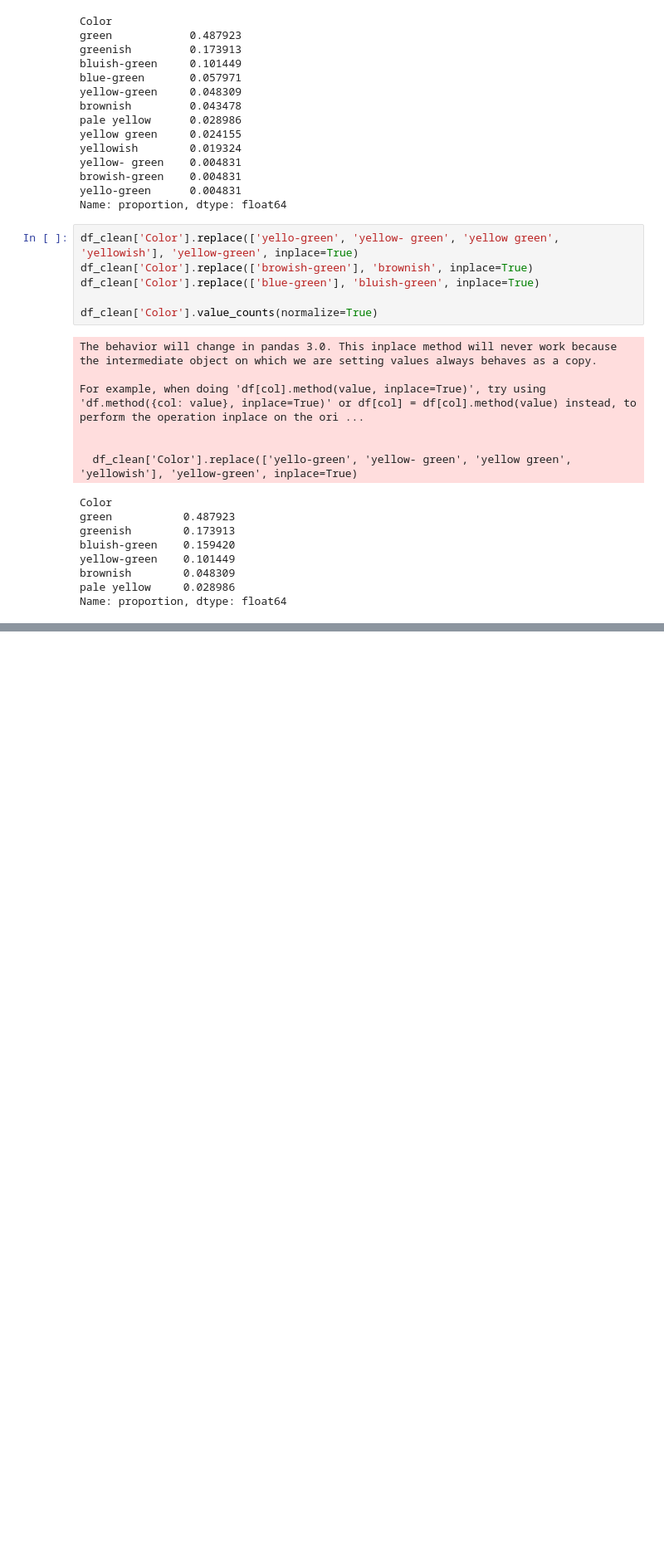
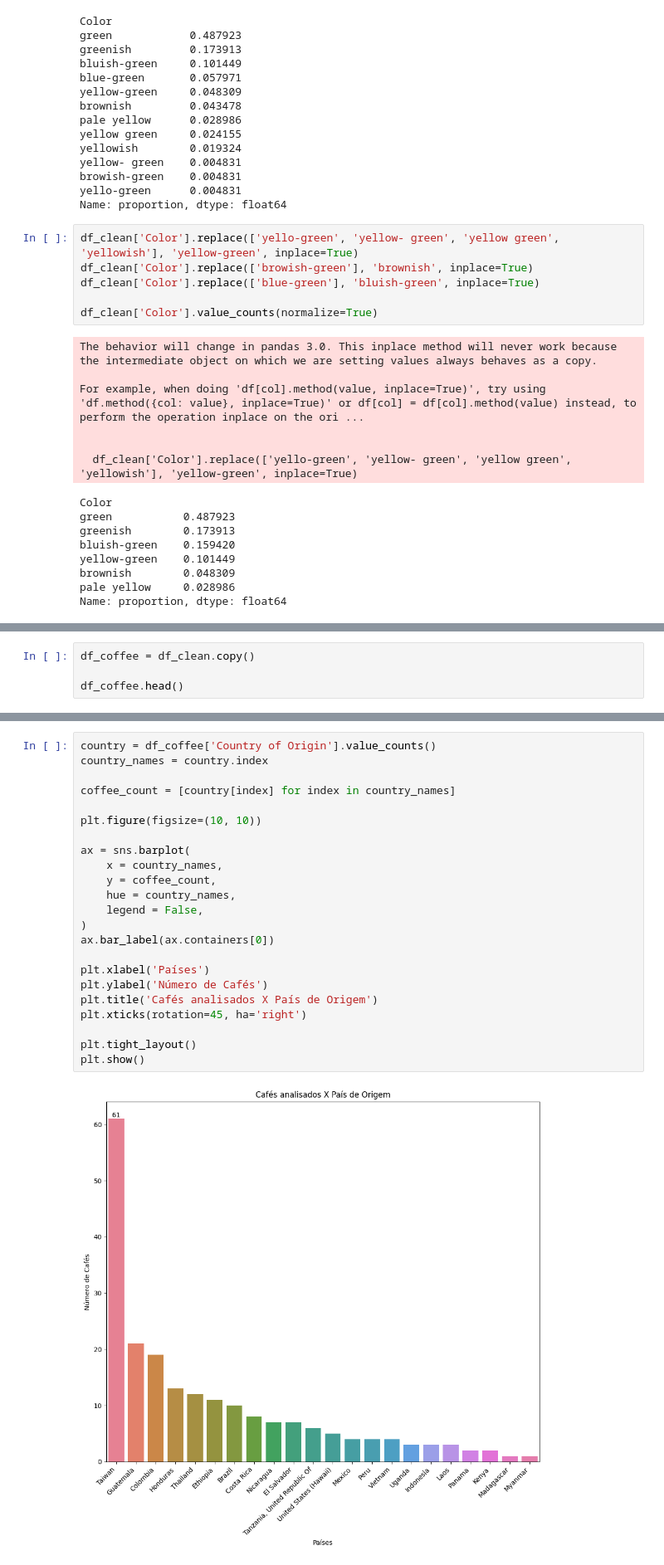
Before and after one commit to brunoopinheiro/ada-ds-ml1, a Jupyter notebook: coffee_ml1.ipynb, the cells around one changed output, grey strips where cells are left out. Shown at 83% size. Cells and saved outputs as stored; diff of their text form; blank space fills up the shorter version.

Commit message:
feat: visualizing data

```diff
--- a/coffee_ml1.ipynb
+++ b/coffee_ml1.ipynb
@@ -422,0 +348,4 @@ memory usage: 43.8+ KB
+# %%
+df_coffee = df_clean.copy()
+
+df_coffee.head()
@@ -422,0 +360,25 @@ memory usage: 43.8+ KB
+# %%
+country = df_coffee['Country of Origin'].value_counts()
+country_names = country.index
+
+coffee_count = [country[index] for index in country_names]
+
+plt.figure(figsize=(10, 10))
+
+ax = sns.barplot(
+    x = country_names,
+    y = coffee_count,
+    hue = country_names,
+    legend = False,
+)
+ax.bar_label(ax.containers[0])
+
+plt.xlabel('Países')
+plt.ylabel('Número de Cafés')
+plt.title('Cafés analisados X País de Origem')
+plt.xticks(rotation=45, ha='right')
+
+plt.tight_layout()
+plt.show()
+# %% [output]
+[figure, added]
```
Also changed, not shown: parts of 28 cells of this notebook.
